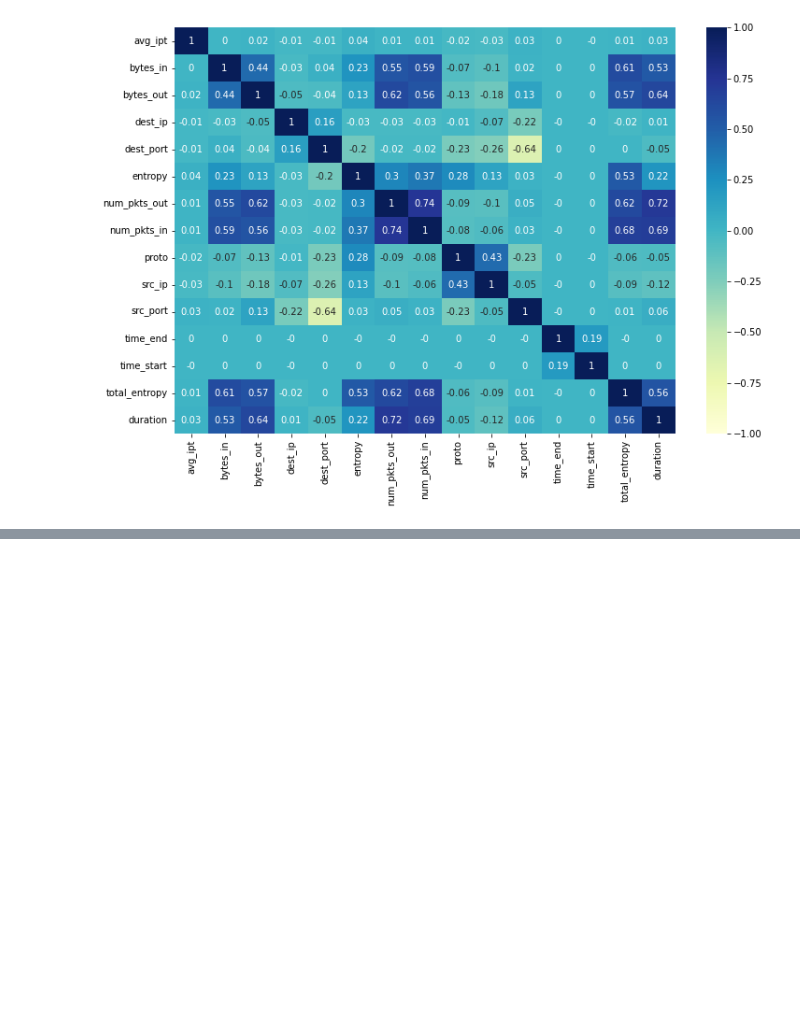
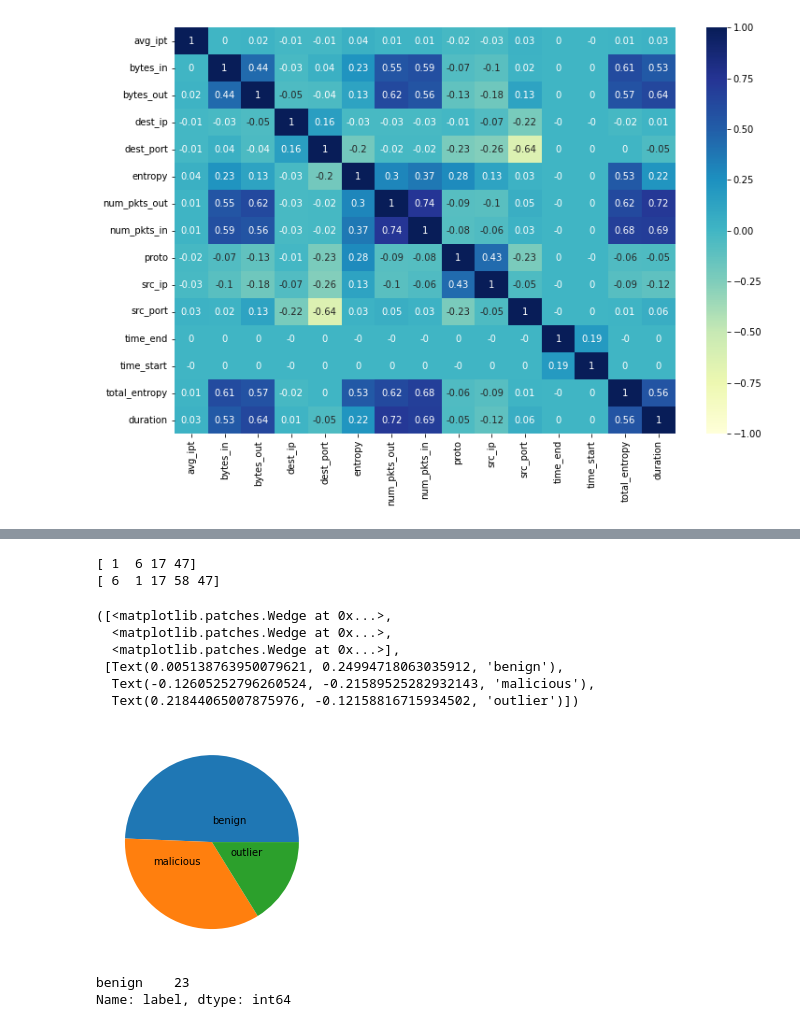
Before and after one commit to overexposed/ThreatDetection, a Jupyter notebook: ThreatDetection.ipynb, the cells around one changed output, grey strips where cells are left out. Cells and saved outputs as stored; diff of their text form; code cells hidden in the pictures; blank space fills up the shorter version.

```diff
--- a/ThreatDetection.ipynb
+++ b/ThreatDetection.ipynb
@@ -126,0 +167,23 @@ plt.show()
+# %%
+print(df[df.label == "malicious"]["proto"].unique())
+print(df["proto"].unique())
+# %% [output]
+[ 1  6 17 47]
+[ 6  1 17 58 47]
+# %%
+df_ben = df[df["proto"]!=58 & ~df["dest_port"].isna()]
+count_df_ben = df_ben["label"].value_counts()
+plt.pie(count_df_ben, labels=count_df_ben.index, labeldistance=0.25)
+# %% [output]
+([<matplotlib.patches.Wedge at 0x...>,
+  <matplotlib.patches.Wedge at 0x...>,
+  <matplotlib.patches.Wedge at 0x...>],
+ [Text(0.005138763950079621, 0.24994718063035912, 'benign'),
+  Text(-0.12605252796260524, -0.21589525282932143, 'malicious'),
+  Text(0.21844065007875976, -0.12158816715934502, 'outlier')])
+[figure, added]
+# %%
+df[df["proto"]==58]["label"].value_counts()
+# %% [output]
+benign    23
+Name: label, dtype: int64
```
Also changed, not shown: parts of 4 cells of this notebook, 5 other files.
